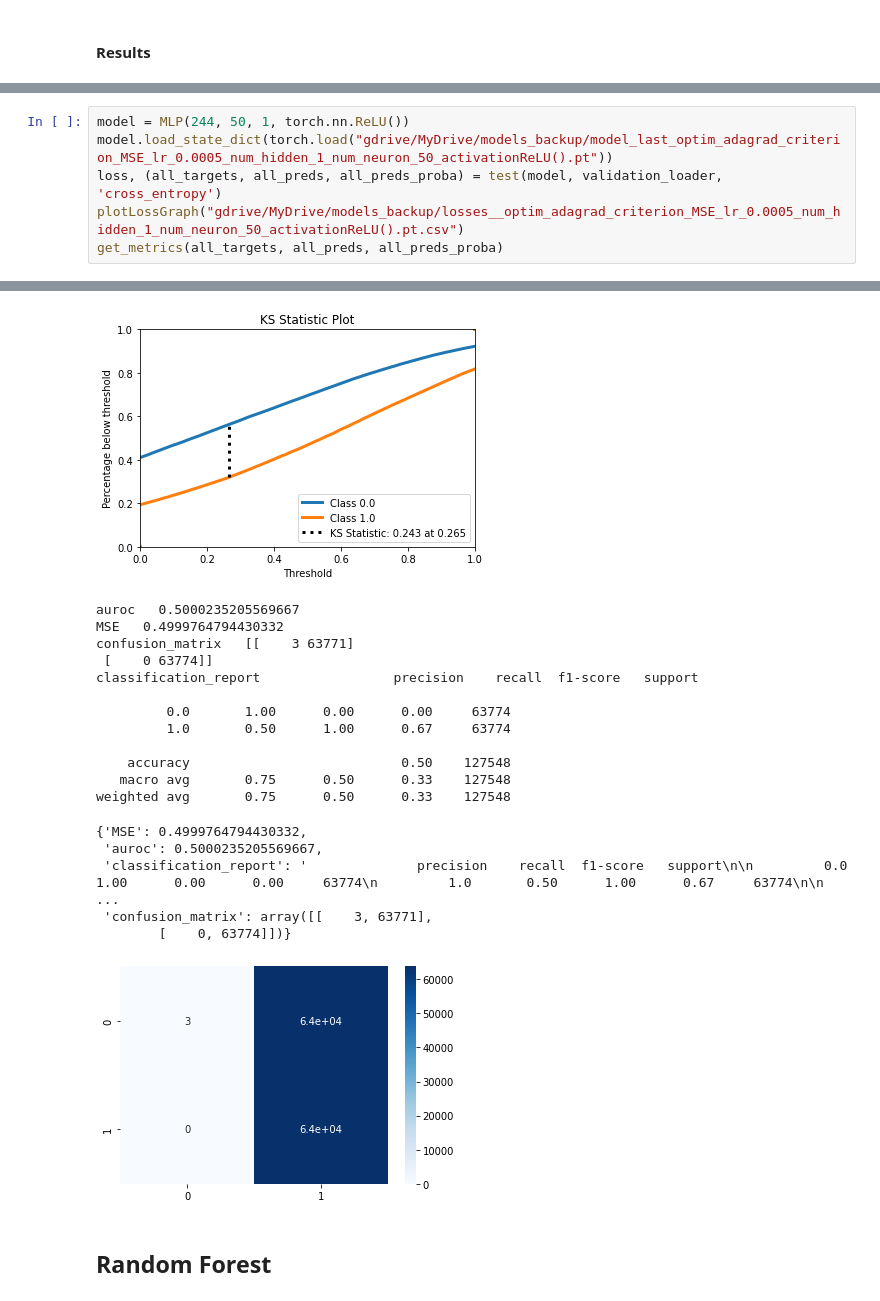
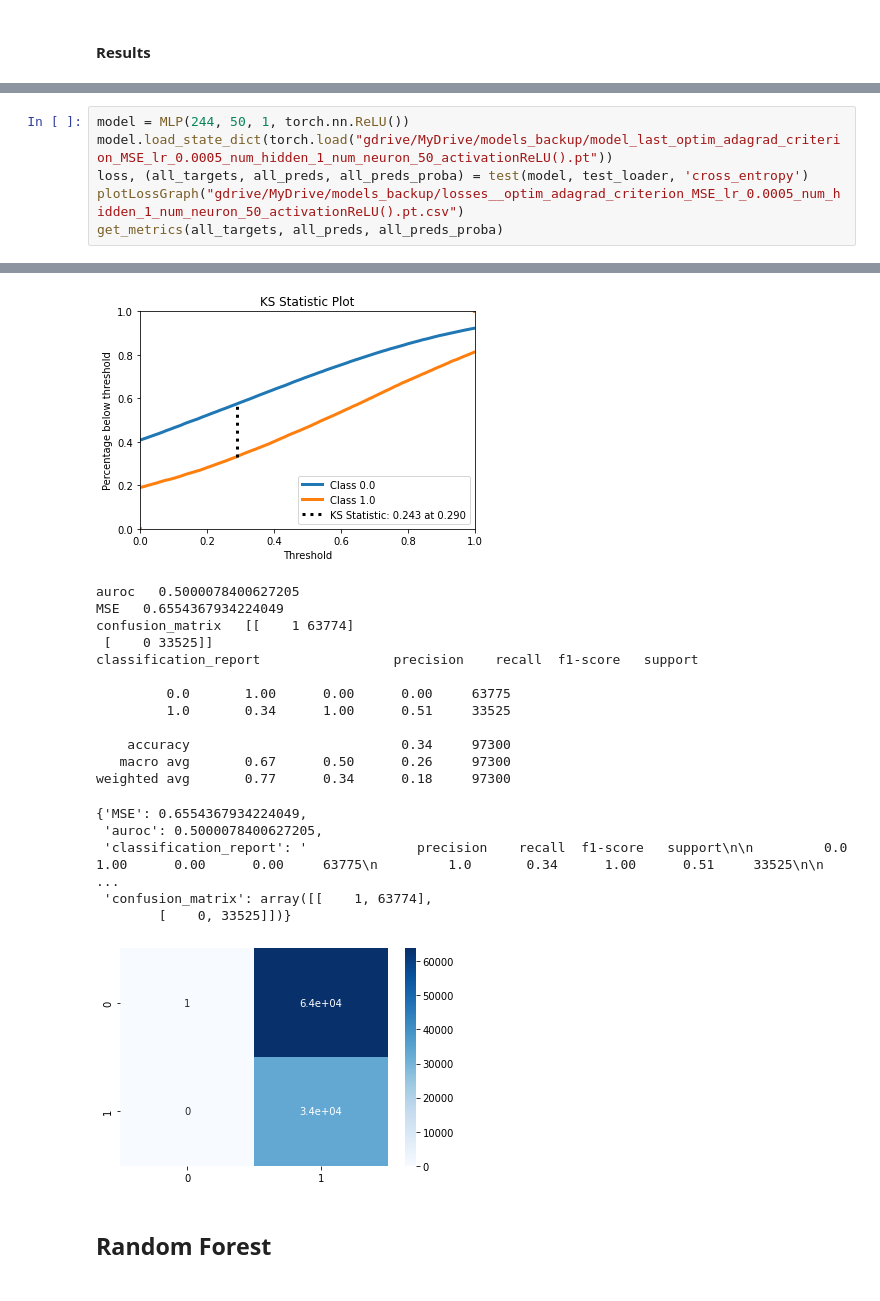
Before and after one commit to pietromasur/credit-risk-analysis, a Jupyter notebook: credit_risk_analysis.ipynb, the cells around one changed output, grey strips where cells are left out. Saved outputs shown, nothing was run; the diff lists cells and outputs as text.

```diff
--- a/credit_risk_analysis.ipynb
+++ b/credit_risk_analysis.ipynb
@@ -509,30 +509,30 @@ weighted avg       0.25      0.50      0.33    127548
 # %%
 model = MLP(244, 50, 1, torch.nn.ReLU())
 model.load_state_dict(torch.load("gdrive/MyDrive/models_backup/model_last_optim_adagrad_criterion_MSE_lr_0.0005_num_hidden_1_num_neuron_50_activationReLU().pt"))
-loss, (all_targets, all_preds, all_preds_proba) = test(model, validation_loader, 'cross_entropy')
+loss, (all_targets, all_preds, all_preds_proba) = test(model, test_loader, 'cross_entropy')
 plotLossGraph("gdrive/MyDrive/models_backup/losses__optim_adagrad_criterion_MSE_lr_0.0005_num_hidden_1_num_neuron_50_activationReLU().pt.csv")
 get_metrics(all_targets, all_preds, all_preds_proba)
 # %% [output]
 [figure]
-[figure, old version]
+[figure, new version]
-auroc   0.5000235205569667
-MSE   0.4999764794430332
-confusion_matrix   [[    3 63771]
- [    0 63774]]
+auroc   0.5000078400627205
+MSE   0.6554367934224049
+confusion_matrix   [[    1 63774]
+ [    0 33525]]
 classification_report                 precision    recall  f1-score   support
 
-         0.0       1.00      0.00      0.00     63774
-         1.0       0.50      1.00      0.67     63774
+         0.0       1.00      0.00      0.00     63775
+         1.0       0.34      1.00      0.51     33525
 
-    accuracy                           0.50    127548
-   macro avg       0.75      0.50      0.33    127548
-weighted avg       0.75      0.50      0.33    127548
+    accuracy                           0.34     97300
+   macro avg       0.67      0.50      0.26     97300
+weighted avg       0.77      0.34      0.18     97300
-{'MSE': 0.4999764794430332,
- 'auroc': 0.5000235205569667,
- 'classification_report': '              precision    recall  f1-score   support\n\n         0.0       1.00      0.00      0.00     63774\n         1.0       0.50      1.00      0.67     63774\n\n     ...
- 'confusion_matrix': array([[    3, 63771],
-        [    0, 63774]])}
+{'MSE': 0.6554367934224049,
+ 'auroc': 0.5000078400627205,
+ 'classification_report': '              precision    recall  f1-score   support\n\n         0.0       1.00      0.00      0.00     63775\n         1.0       0.34      1.00      0.51     33525\n\n     ...
+ 'confusion_matrix': array([[    1, 63774],
+        [    0, 33525]])}
-[figure, old version]
+[figure, new version]
 # %% [markdown]
 ## Random Forest
 # %% [markdown]
```
Also changed, not shown: parts of 3 cells of this notebook.
